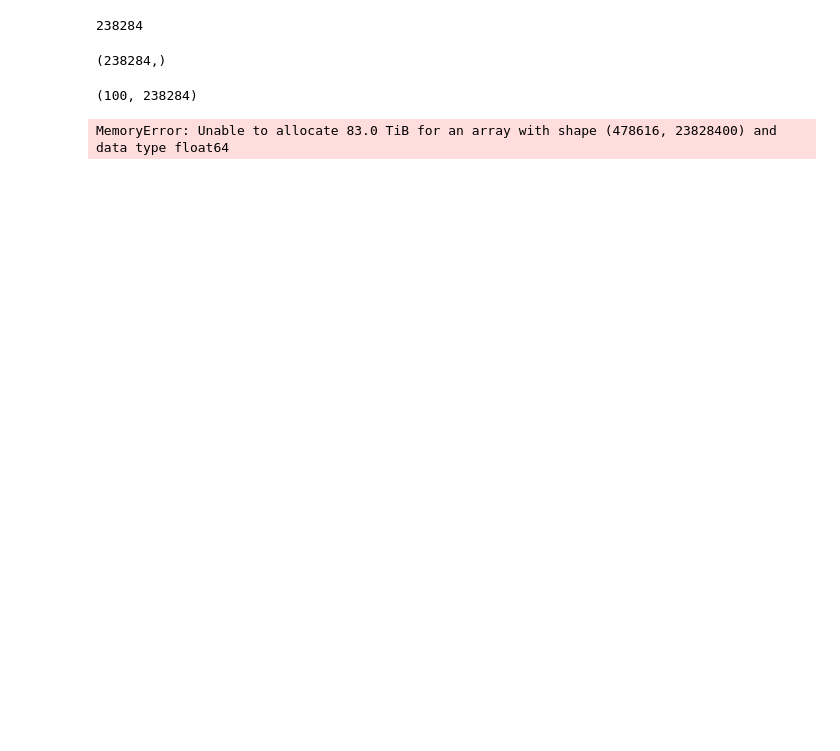
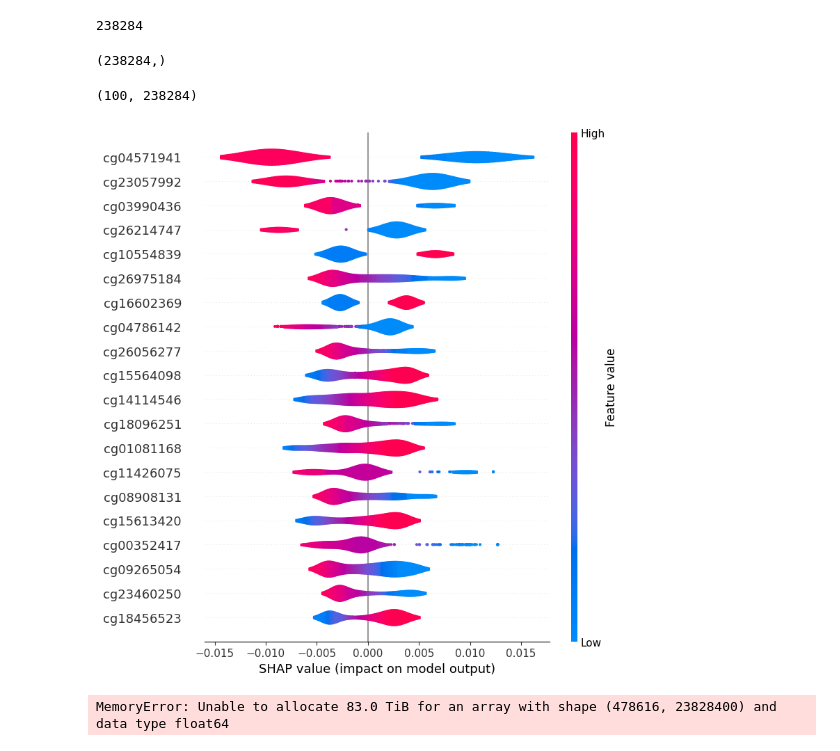
Before and after one commit to jacob-tye/20232110_TCGA_METHYLATION_CLINICAL_ML, a Jupyter notebook: analysis/shap_memory_troubleshoot/01_logistic_regressor.ipynb, the cells around one changed output. Saved outputs shown, nothing was run; the diff lists cells and outputs as text; code cells hidden in the pictures; blank space fills up the shorter version.

```diff
--- a/analysis/shap_memory_troubleshoot/01_logistic_regressor.ipynb
+++ b/analysis/shap_memory_troubleshoot/01_logistic_regressor.ipynb
@@ -309,6 +331,18 @@ X_test[0].shape
 shap.sample(X_test, 100).shape
 # %% [output]
 (100, 238284)
+# %%
+linear_explainer = shap.LinearExplainer(
+    classification_pipeline.named_steps["classifier"],
+    shap.sample(X_test, 100),
+    feature_names=feature_names,
+)
+# %%
+linear_explanations = linear_explainer(X_test)
+# %%
+shap.plots.violin(linear_explanations)
+# %% [output]
+[figure, added]
 # %%
 explainer = shap.KernelExplainer(
     classification_pipeline.predict,
```
Also changed, not shown: parts of 5 cells of this notebook, 3 other files.
